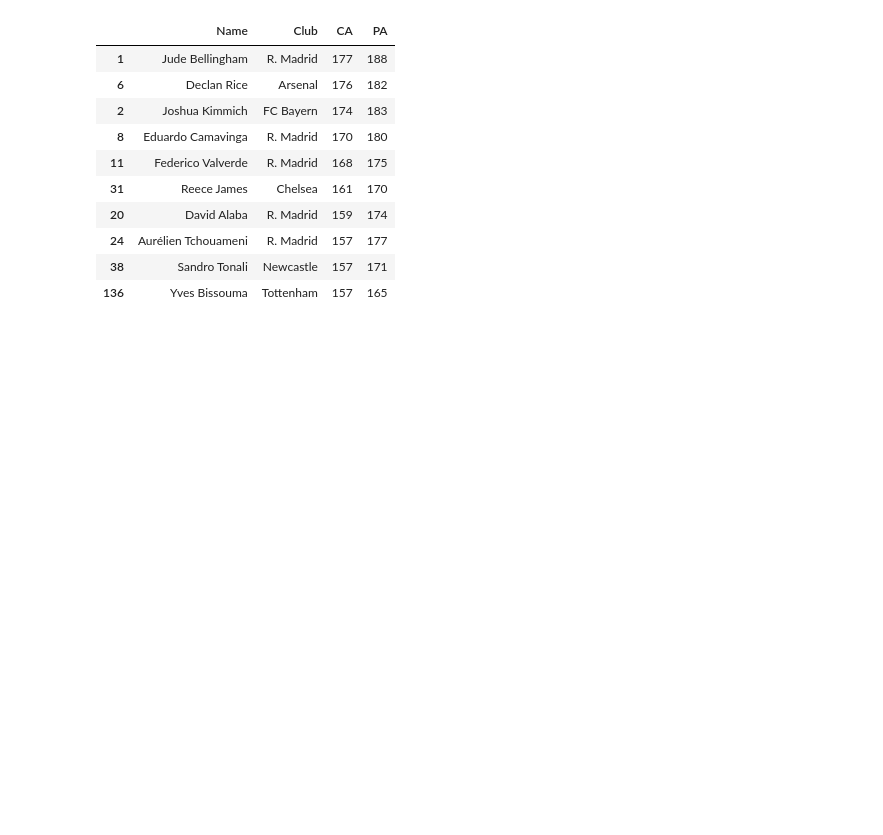
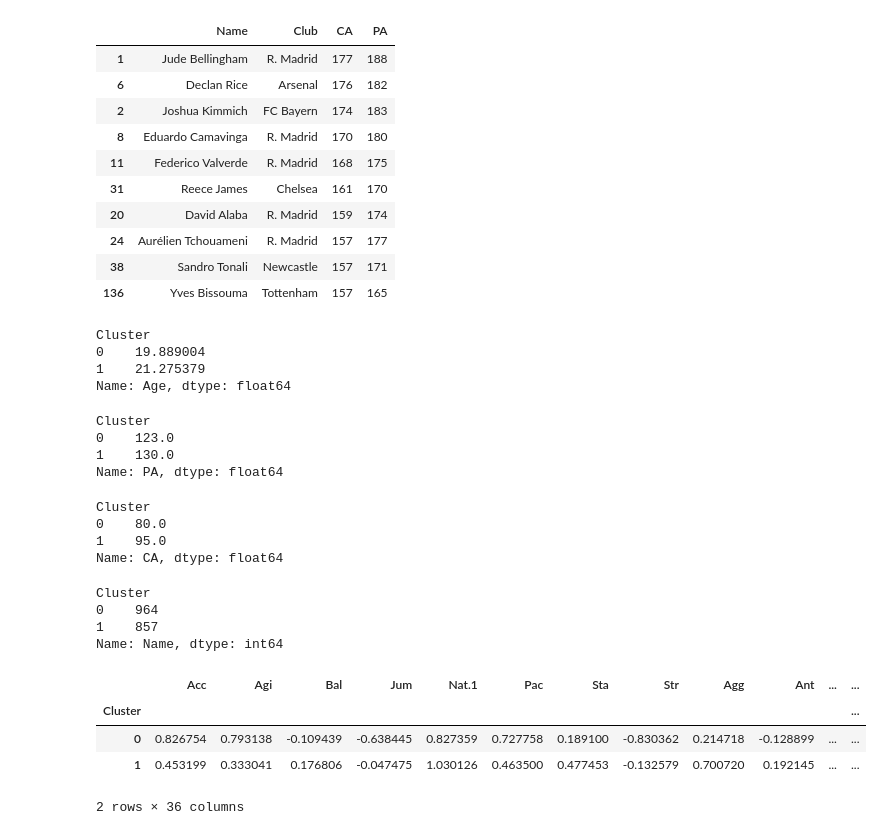
Before and after one commit to rounakk001/FootPlays-Football-Player-Role-Clustering-Tactical-Analysis, a Jupyter notebook: notebooks/k-mediods/k2.ipynb, the cells around one changed output. Drawn from its saved outputs; the diff is of its cells as text; code cells hidden in the pictures; blank space fills up the shorter version.

```diff
--- a/notebooks/k-mediods/k2.ipynb
+++ b/notebooks/k-mediods/k2.ipynb
@@ -177,3 +177,40 @@ for c in df_with_clusters["Cluster"].unique():
 | 24 | Aurélien Tchouameni | R. Madrid | 157 | 177 |
 | 38 | Sandro Tonali | Newcastle | 157 | 171 |
 | 136 | Yves Bissouma | Tottenham | 157 | 165 |
+# %%
+df_with_clusters.groupby("Cluster")["Age"].mean()
+# %% [output]
+Cluster
+0    19.889004
+1    21.275379
+Name: Age, dtype: float64
+# %%
+df_with_clusters.groupby("Cluster")["PA"].median()
+# %% [output]
+Cluster
+0    123.0
+1    130.0
+Name: PA, dtype: float64
+# %%
+df_with_clusters.groupby("Cluster")["CA"].median()
+# %% [output]
+Cluster
+0    80.0
+1    95.0
+Name: CA, dtype: float64
+# %%
+df_with_clusters.groupby("Cluster")["Name"].count()
+# %% [output]
+Cluster
+0    964
+1    857
+Name: Name, dtype: int64
+# %%
+cols = X.columns.tolist()
+df_engineered.groupby("Cluster")[cols].mean()
+# %% [output]
+|  | Acc | Agi | Bal | Jum | Nat.1 | Pac | Sta | Str | Agg | Ant | ... | ... |
+| Cluster |  |  |  |  |  |  |  |  |  |  |  | ... |
+| 0 | 0.826754 | 0.793138 | -0.109439 | -0.638445 | 0.827359 | 0.727758 | 0.189100 | -0.830362 | 0.214718 | -0.128899 | ... | ... |
+| 1 | 0.453199 | 0.333041 | 0.176806 | -0.047475 | 1.030126 | 0.463500 | 0.477453 | -0.132579 | 0.700720 | 0.192145 | ... | ... |
+2 rows × 36 columns
```
Also changed, not shown: parts of 1 cell of this notebook, 1 other file.
